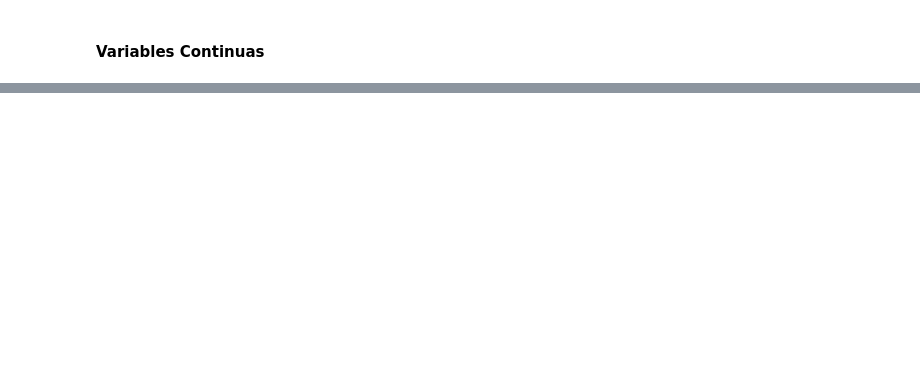
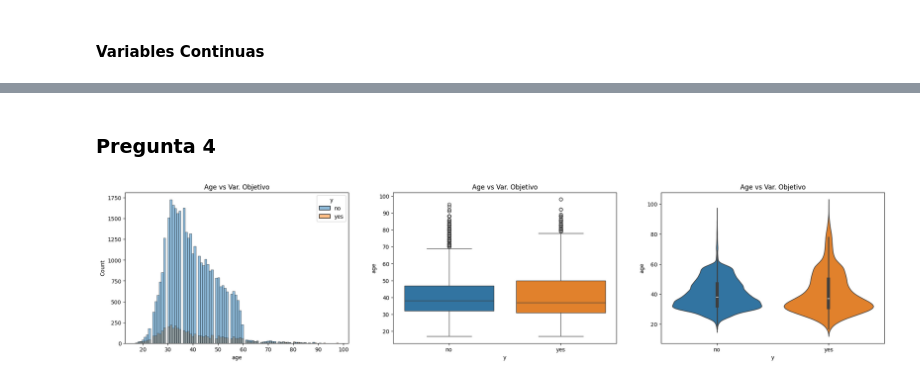
Before and after one commit to Hemersson7/Estadistica, a Jupyter notebook: Tarea1.ipynb, the cells around one changed output, grey strips where cells are left out. Saved outputs shown, nothing was run; the diff lists cells and outputs as text; code cells hidden in the pictures; blank space fills up the shorter version.

```diff
--- a/Tarea1.ipynb
+++ b/Tarea1.ipynb
@@ -192,0 +260,12 @@ graficar_hitogramas(var_quantitative)
+# %% [markdown]
+### Pregunta 4
+# %%
+fig, axes = plt.subplots (1,3, figsize = (25,5))
+
+sns.histplot(data, x = "age", hue = "y", ax = axes[0])
+sns.boxplot(data, x = "y", y = "age", hue = "y", ax = axes[1])
+sns.violinplot(data, x = "y", y = "age", hue = "y", ax = axes[2])
+for i in range(3):
+    axes[i].set_title("Age vs Var. Objetivo")
+# %% [output]
+[figure, added]
```
Also changed, not shown: parts of 14 cells of this notebook.
